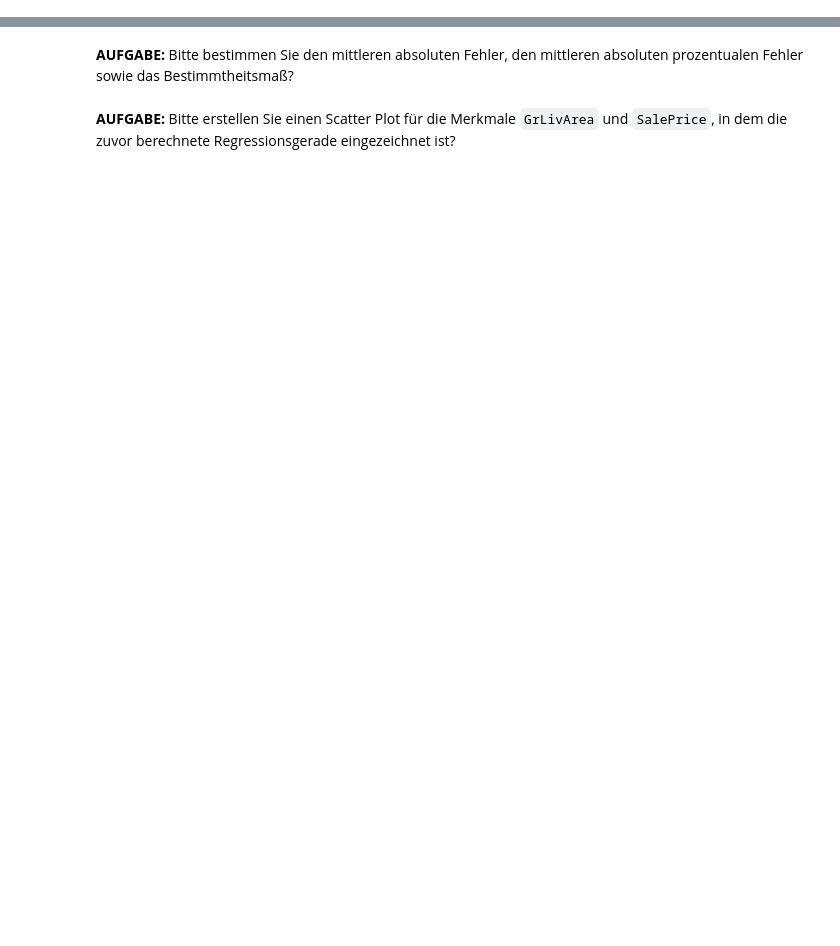
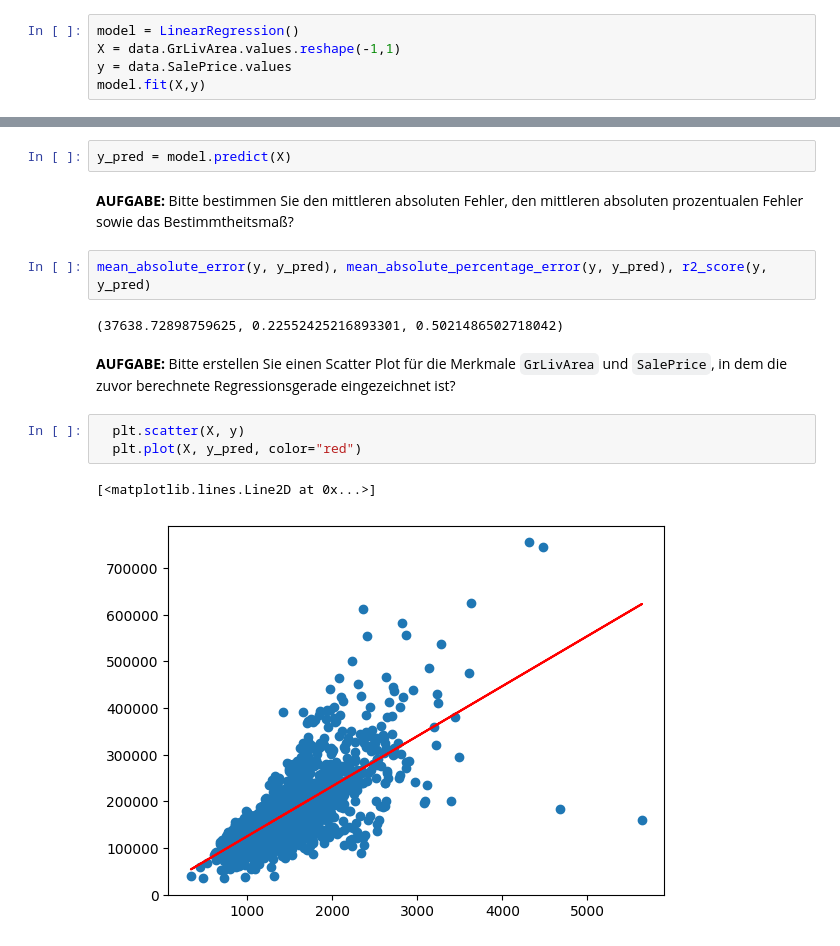
Before and after one commit to AlexKressner/Statistik, a Jupyter notebook: Deskriptive_Statistik.ipynb, the cells around one changed output, grey strips where cells are left out. Cells and saved outputs as stored; diff of their text form; blank space fills up the shorter version.

```diff
--- a/Deskriptive_Statistik.ipynb
+++ b/Deskriptive_Statistik.ipynb
@@ -152,3 +238,8 @@ from sklearn.metrics import mean_absolute_error, mean_absolute_percentage_error,
 import matplotlib.pyplot as plt
 # %% [markdown]
 **AUFGABE:** Bitte bestimmen Sie die Regressionsgerade, die den statistischen Zusammenhang zwischen `SalePrice` und `GrLivArea` bestmöglich beschreibt. Was sind die Parameter ($\hat{a}, \hat{b}$) der Regressionsgeraden?
+# %%
+model = LinearRegression()
+X = data.GrLivArea.values.reshape(-1,1)
+y = data.SalePrice.values
+model.fit(X,y)
@@ -155,4 +262,16 @@ import matplotlib.pyplot as plt
+# %%
+y_pred = model.predict(X)
 # %% [markdown]
 **AUFGABE:** Bitte bestimmen Sie den mittleren absoluten Fehler, den mittleren absoluten prozentualen Fehler sowie das Bestimmtheitsmaß?
+# %%
+mean_absolute_error(y, y_pred), mean_absolute_percentage_error(y, y_pred), r2_score(y, y_pred)
+# %% [output]
+(37638.72898759625, 0.22552425216893301, 0.5021486502718042)
 # %% [markdown]
 **AUFGABE:** Bitte erstellen Sie einen Scatter Plot für die Merkmale `GrLivArea` und `SalePrice`, in dem die zuvor berechnete Regressionsgerade eingezeichnet ist?
+# %%
+  plt.scatter(X, y)
+  plt.plot(X, y_pred, color="red")
+# %% [output]
+[<matplotlib.lines.Line2D at 0x...>]
+[figure, added]
```
Also changed, not shown: parts of 18 cells of this notebook.
